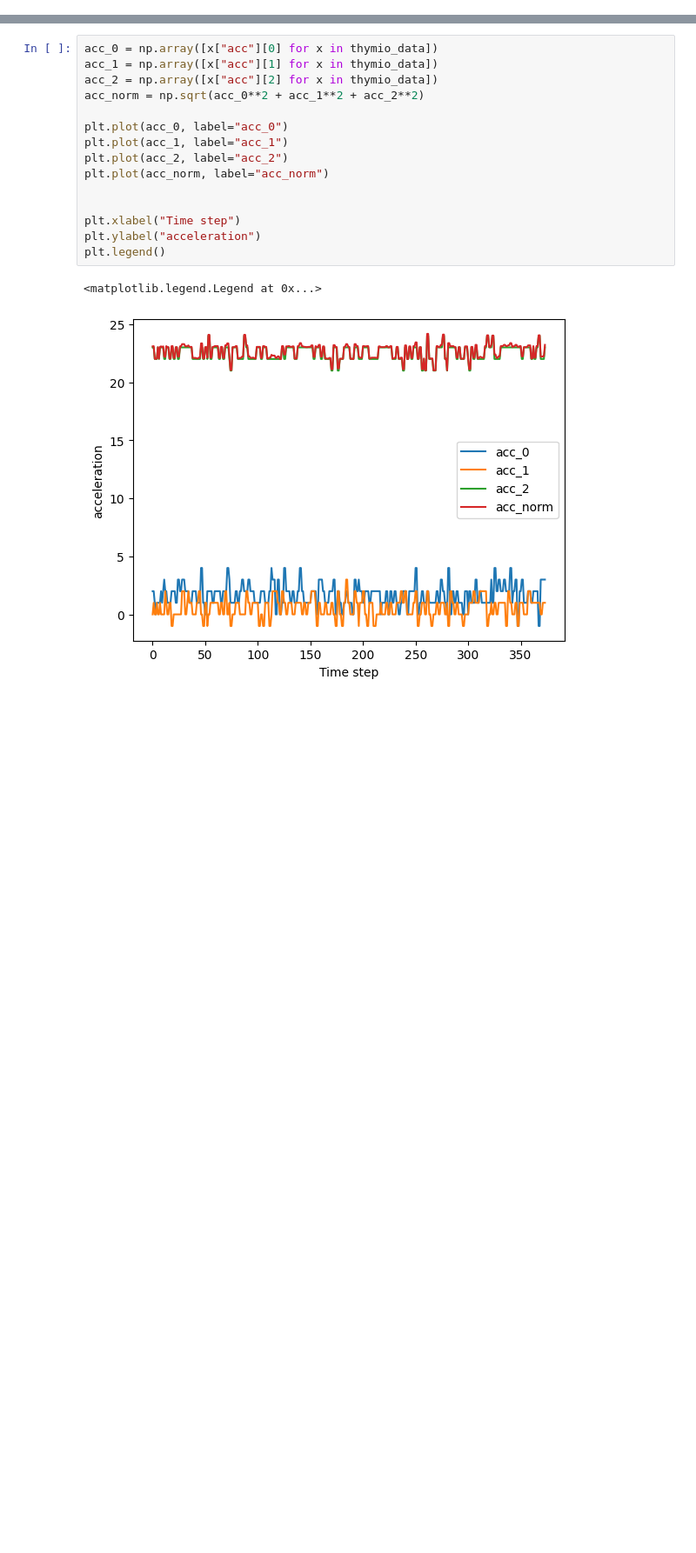
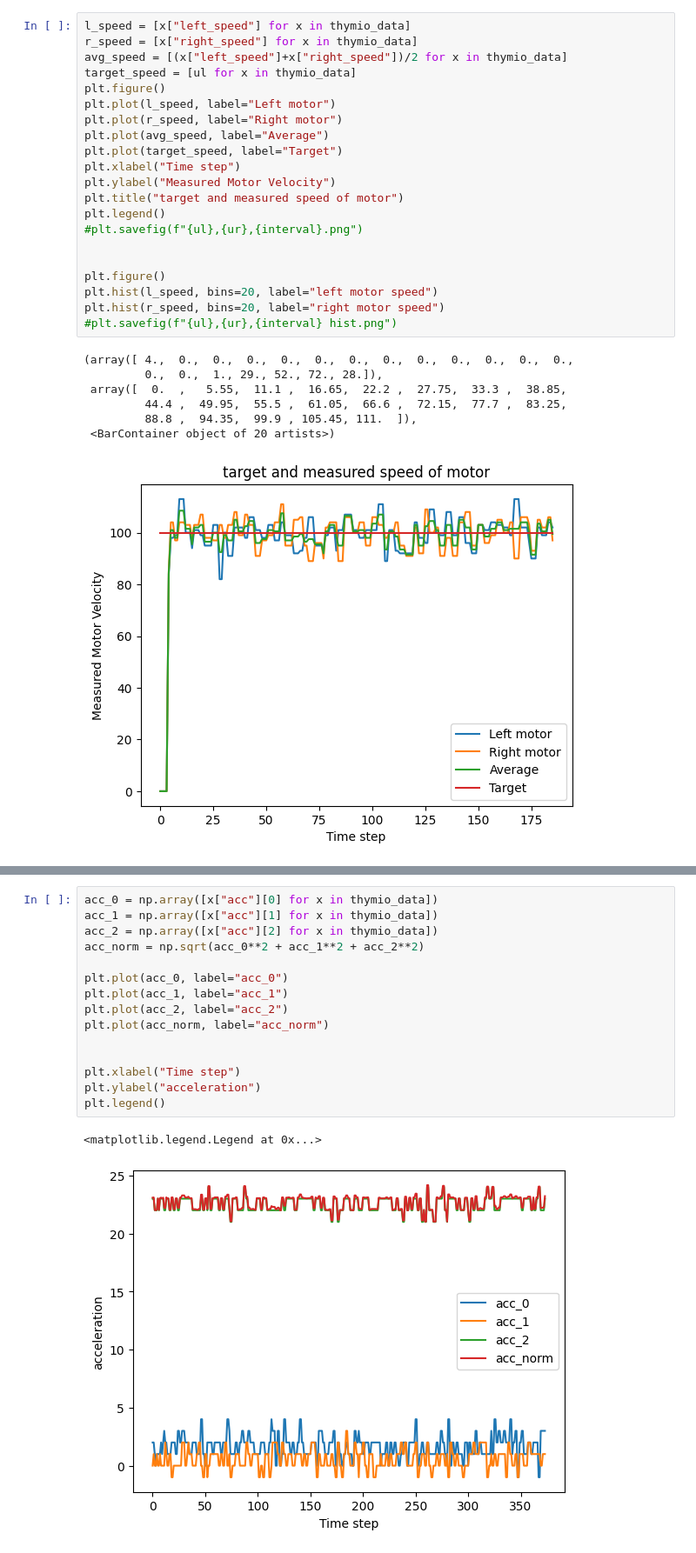
Before and after one commit to aorellanat/BOMR_project, a Jupyter notebook: src/calibration.ipynb, the cells around one changed output, grey strips where cells are left out. Shown: that part at 87% size. Cells and saved outputs as stored; diff of their text form; blank space fills up the shorter version.

```diff
--- a/src/calibration.ipynb
+++ b/src/calibration.ipynb
@@ -77,0 +93,29 @@ from tqdm import tqdm
+# %%
+l_speed = [x["left_speed"] for x in thymio_data]
+r_speed = [x["right_speed"] for x in thymio_data]
+avg_speed = [(x["left_speed"]+x["right_speed"])/2 for x in thymio_data]
+target_speed = [ul for x in thymio_data]
+plt.figure()
+plt.plot(l_speed, label="Left motor")
+plt.plot(r_speed, label="Right motor")
+plt.plot(avg_speed, label="Average")
+plt.plot(target_speed, label="Target")
+plt.xlabel("Time step")
+plt.ylabel("Measured Motor Velocity")
+plt.title("target and measured speed of motor")
+plt.legend()
+#plt.savefig(f"{ul},{ur},{interval}.png")
+
+
+plt.figure()
+plt.hist(l_speed, bins=20, label="left motor speed")
+plt.hist(r_speed, bins=20, label="right motor speed")
+#plt.savefig(f"{ul},{ur},{interval} hist.png")
+# %% [output]
+(array([ 4.,  0.,  0.,  0.,  0.,  0.,  0.,  0.,  0.,  0.,  0.,  0.,  0.,
+         0.,  0.,  1., 29., 52., 72., 28.]),
+ array([  0.  ,   5.55,  11.1 ,  16.65,  22.2 ,  27.75,  33.3 ,  38.85,
+         44.4 ,  49.95,  55.5 ,  61.05,  66.6 ,  72.15,  77.7 ,  83.25,
+         88.8 ,  94.35,  99.9 , 105.45, 111.  ]),
+ <BarContainer object of 20 artists>)
+[figure, added]
```
Also changed, not shown: parts of 12 cells of this notebook.
